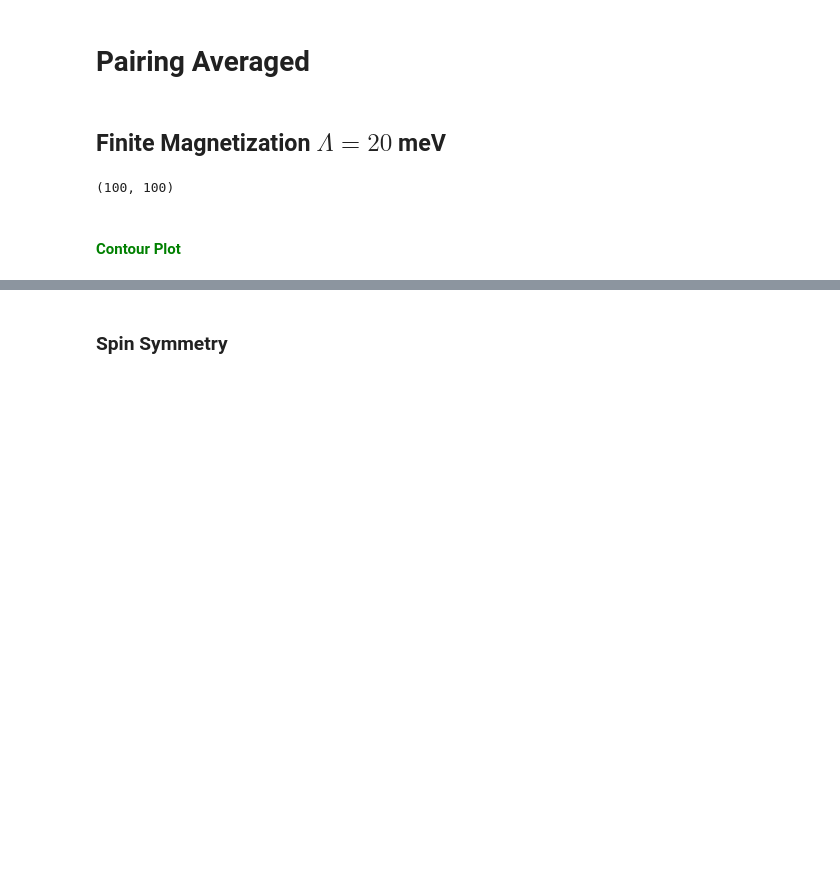
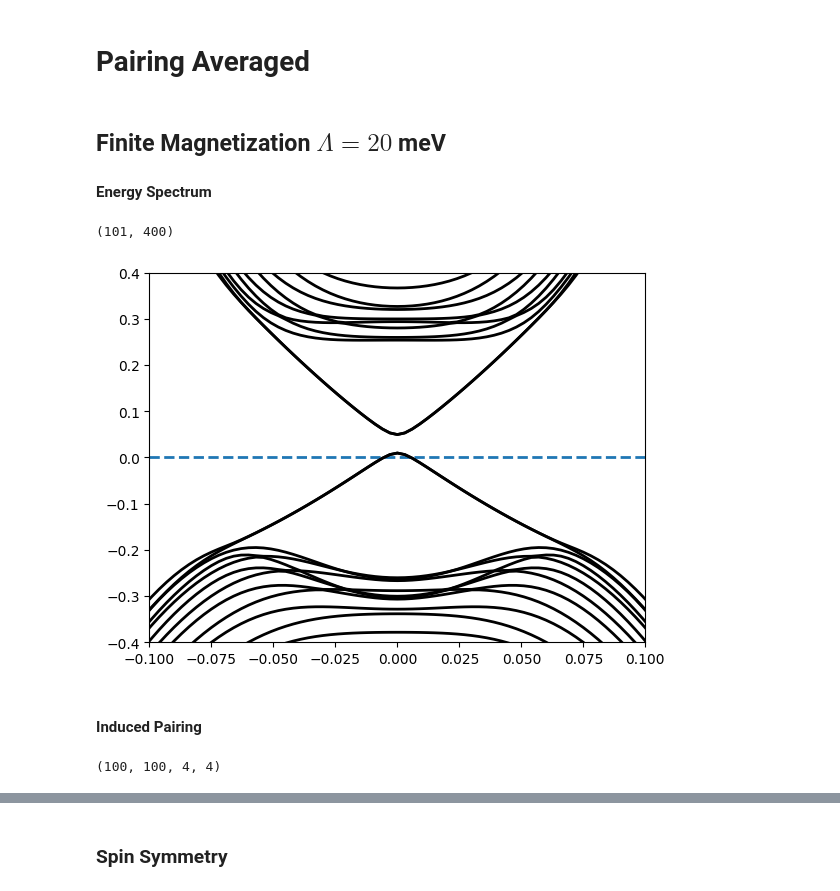
Before and after one commit to danidimic/MTI_SC_Gorkov, a Jupyter notebook: Pairing_Averaged_MTI.ipynb, the cells around one changed output, grey strips where cells are left out. Saved outputs shown, nothing was run; the diff lists cells and outputs as text; code cells hidden in the pictures; blank space fills up the shorter version.

```diff
--- a/Pairing_Averaged_MTI.ipynb
+++ b/Pairing_Averaged_MTI.ipynb
@@ -13,6 +14,47 @@ d = 100.; mu = 0.010; Delta = 0.005; L = 0.010
 Gamma = np.matrix([[1,0],[0,1],[1,0],[0,1]])
 # %% [markdown]
 ## Finite Magnetization $\Lambda = 20$ meV
+
+#### **Energy Spectrum**
+# %%
+# lattice
+Nlat = 100; d = 100.; dZ = d/(Nlat-1)
+
+egval = []
+momentum = np.linspace(-0.15, 0.15, 101)
+
+for k in momentum:
+
+    # eigenstates
+    lattice, egv, spinors = eigenstates(Nlat=Nlat, dZ=dZ, kx = k, ky = 0., L = 0.020)
+
+    egval.append(np.sort(egv))
+
+egval = np.array(egval)
+
+print(egval.shape)
+# %% [output]
+(101, 400)
+# %%
+fig, ax = plt.subplots(1)
+
+ax.axhline(0, ls='--', lw=2)
+
+
+n = 50
+for idx in range(n):
+
+    iegv = 200 - int(n/2) + idx
+
+    ax.plot(momentum, egval[:,iegv], c='black', lw=2)
+
+
+ax.set_xlim(-0.1,0.1);
+ax.set_ylim(-0.4,0.4);
+# %% [output]
+[figure, added]
+# %% [markdown]
+#### **Induced Pairing**
 # %%
 # shape of the matrix
 n = 4
@@ -25,7 +67,7 @@ k_dim = 100; z_dim = 100
 rows = np.loadtxt("pairing_L-20.txt")
 
 # store data in matrices
-F_data = np.empty((k_dim, z_dim), dtype='object')
+F_data = np.empty((k_dim, z_dim, 4, 4), dtype='complex')
 
 
 # loop over momenta
@@ -51,11 +93,9 @@ for idx in range(k_dim):
         # pairing matrix
         matrix = real + 1j * imag
 
-        F_data[idx][jdx] = matrix
+        F_data[idx][jdx] = Change_Basis(matrix)
 
 print(F_data.shape)
 # %% [output]
-(100, 100)
+(100, 100, 4, 4)
-# %% [markdown]
-#### <font color='green'> **Contour Plot** </font>
 # %%
```
Also changed, not shown: parts of 12 cells of this notebook, 3 other files.
